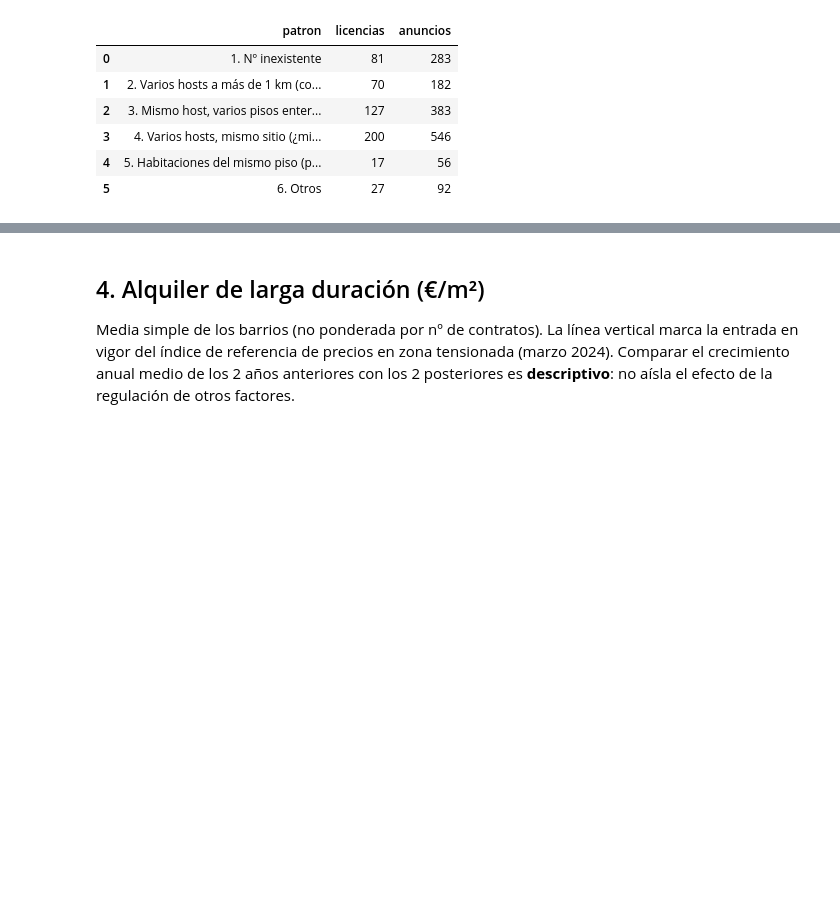
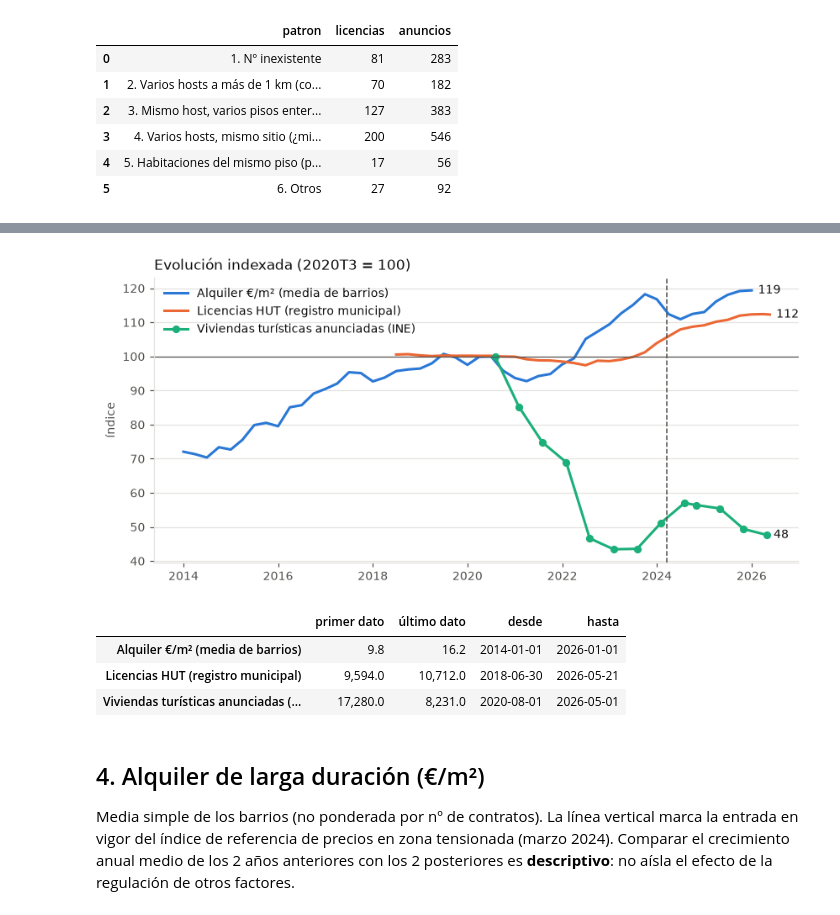
Before and after one commit to gllobet11/bcn-housing-analytics, a Jupyter notebook: notebooks/analisis_licencias.ipynb, the cells around one changed output, grey strips where cells are left out. Drawn from its saved outputs; the diff is of its cells as text; code cells hidden in the pictures; blank space fills up the shorter version.

```diff
--- a/notebooks/analisis_licencias.ipynb
+++ b/notebooks/analisis_licencias.ipynb
@@ -299,3 +312,68 @@ registro
+# %%
+macro = {
+    "Alquiler €/m² (media de barrios)": q("""
+        select quarter_start as fecha, avg(rent_price_per_m2) as valor
+        from fct_rent_quarter where rent_price_per_m2 is not null
+        group by fecha order by fecha
+    """),
+    "Licencias HUT (registro municipal)": q("""
+        select snapshot_date as fecha, sum(expedientes) as valor
+        from fct_hut_registry_barrio group by fecha order by fecha
+    """),
+    "Viviendas turísticas anunciadas (INE)": q("""
+        select periodo as fecha, sum(viviendas_turisticas) as valor
+        from fct_tourist_dwellings_district group by fecha order by fecha
+    """),
+}
+BASE = pd.Timestamp("2020-07-01")  # 2020T3: primer periodo del INE (ago-2020)
+MACRO_COLOR = ["#2a78d6", "#eb6834", "#1baf7a"]
+
+fig, ax = plt.subplots(figsize=(9, 4))
+for (nombre, df), color in zip(macro.items(), MACRO_COLOR):
+    serie = df.set_index(pd.to_datetime(df.fecha)).valor
+    # base: primer valor del tercer trimestre de 2020 (fechas distintas por fuente)
+    base = serie[
+        (serie.index >= BASE) & (serie.index < BASE + pd.DateOffset(months=3))
+    ].iloc[0]
+    indice = serie / base * 100
+    ax.plot(
+        indice.index,
+        indice.values,
+        color=color,
+        label=nombre,
+        marker="o" if len(indice) < 30 else None,
+    )
+    ax.annotate(
+        f"{indice.iloc[-1]:.0f}",
+        (indice.index[-1], indice.iloc[-1]),
+        xytext=(5, 0),
+        textcoords="offset points",
+        va="center",
+        color=INK,
+    )
+ax.axhline(100, color=INK2, linewidth=0.8)
+ax.axvline(pd.Timestamp("2024-03-16"), color=INK2, linewidth=1, linestyle="--")
+ax.set_title("Evolución indexada (2020T3 = 100)")
+ax.set_ylabel("índice")
+ax.legend(loc="upper left")
+plt.show()
+
+pd.DataFrame(
+    {
+        nombre: df.set_index("fecha").valor.iloc[[0, -1]].round(1).tolist()
+        for nombre, df in macro.items()
+    },
+    index=["primer dato", "último dato"],
+).T.assign(
+    desde=[df.fecha.iloc[0] for df in macro.values()],
+    hasta=[df.fecha.iloc[-1] for df in macro.values()],
+)
+# %% [output]
+[figure, added]
+|  | primer dato | último dato | desde | hasta |
+| Alquiler €/m² (media de barrios) | 9.8 | 16.2 | 2014-01-01 | 2026-01-01 |
+| Licencias HUT (registro municipal) | 9,594.0 | 10,712.0 | 2018-06-30 | 2026-05-21 |
+| Viviendas turísticas anunciadas (... | 17,280.0 | 8,231.0 | 2020-08-01 | 2026-05-01 |
 # %% [markdown]
 ## 4. Alquiler de larga duración (€/m²)
 
```
Also changed, not shown: parts of 10 cells of this notebook, 18 other files.
